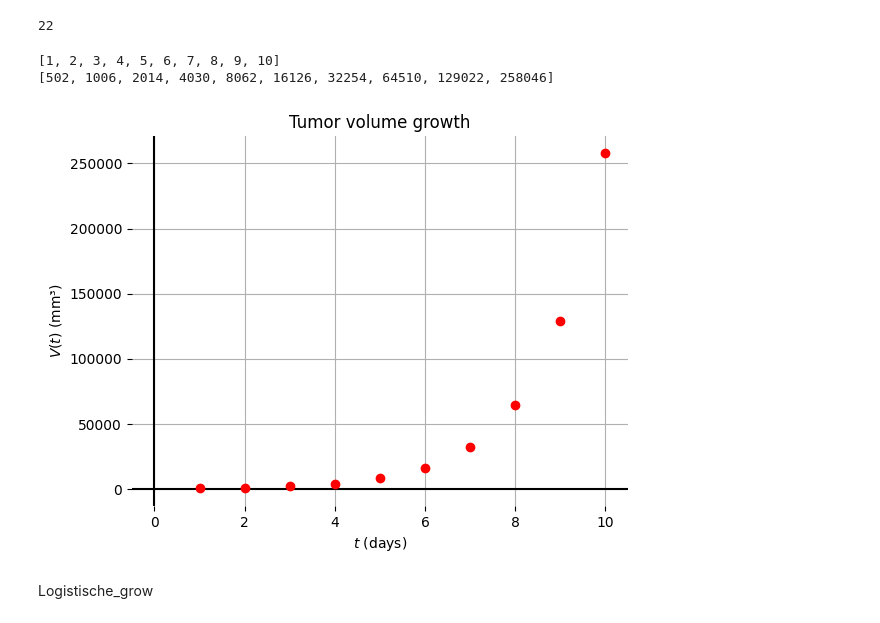
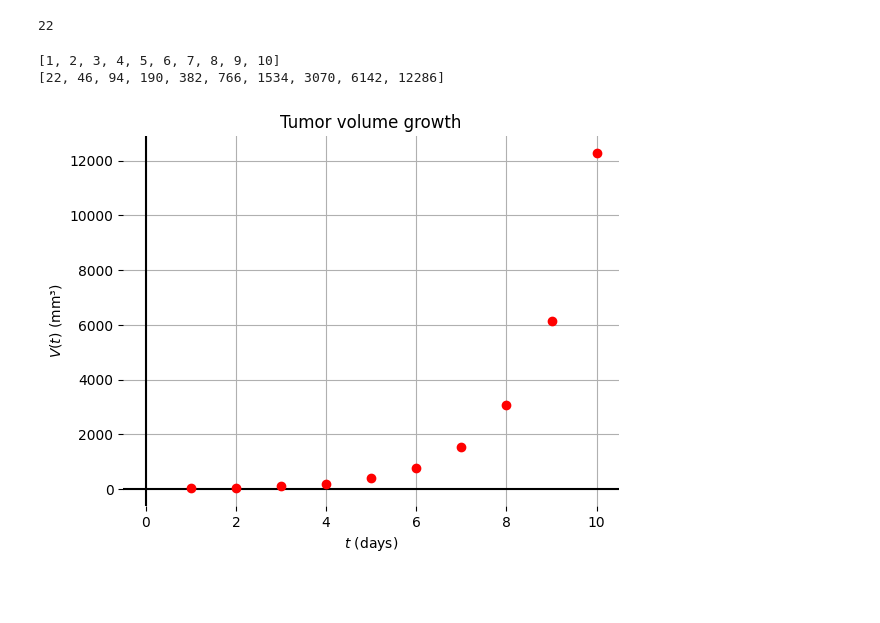
Before and after one commit to MirteDraaijer/ODEs, a Jupyter notebook: ode_ivar.ipynb, the cells around one changed output. Drawn from its saved outputs; the diff is of its cells as text; code cells hidden in the pictures; blank space fills up the shorter version.

```diff
--- a/ode_ivar.ipynb
+++ b/ode_ivar.ipynb
@@ -52,35 +52,33 @@ from vergelijkingen import mendelsohn
 from matplotlib import pyplot as plt
 
 dagen = []
 volumes = []
 t = 0
 delta_t = 1
 n = 10
-start_vol = 250
+start_vol = 10
 c = 2
 for i in range(n):
     if i == 0:
         t += delta_t
         delta_volume = mendelsohn(start_vol, c, delta_t)
         dagen.append(t)
         volumes.append(delta_volume)
     else:
         t += delta_t
         delta_volume = mendelsohn(volumes[i-1], c, delta_t)
         dagen.append(t)
         volumes.append(delta_volume)
 
 print(dagen)
 print(volumes)
 #pd.DataFrame({'$t$': dagen, '$V$': volumes}).T
 plt.axhline(0.0, color='k'); plt.axvline(0.0, color='k')
 plt.plot(dagen, volumes, 'or')
 plt.title('Tumor volume growth'); plt.xlabel('$t$ (days)'); plt.ylabel('$V(t)$ (mm³)')
 plt.grid(True); plt.box(False)
 plt.show()
 # %% [output]
 [1, 2, 3, 4, 5, 6, 7, 8, 9, 10]
-[502, 1006, 2014, 4030, 8062, 16126, 32254, 64510, 129022, 258046]
+[22, 46, 94, 190, 382, 766, 1534, 3070, 6142, 12286]
-[figure, old version]
+[figure, new version]
-# %% [markdown]
-Logistische_grow
```
Also changed, not shown: parts of 1 cell of this notebook.
